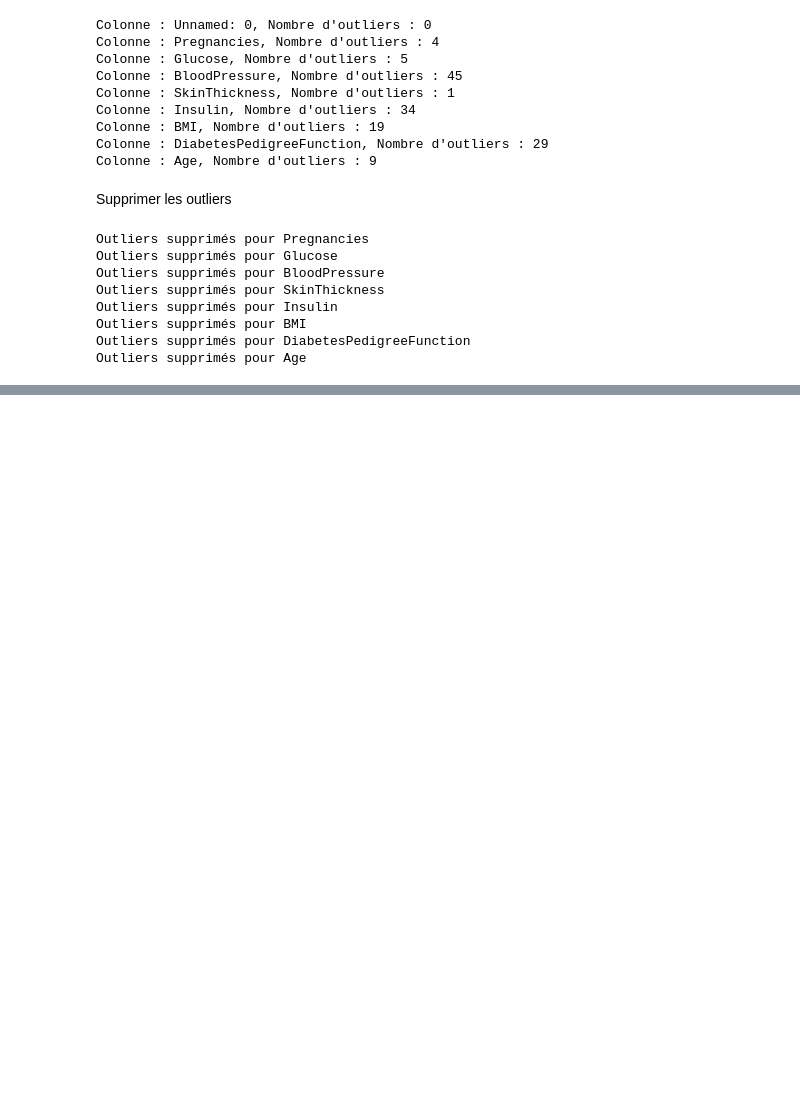
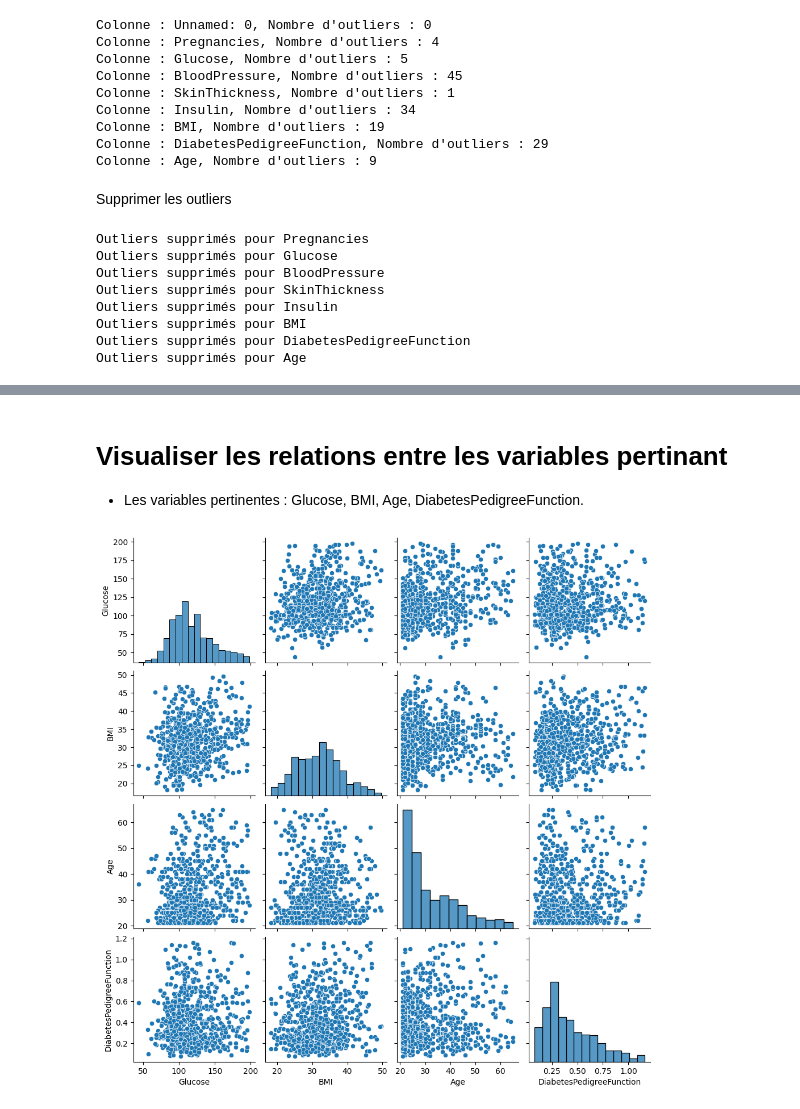
Before and after one commit to RaihanaAm/Analyse-de-Diab-te, a Jupyter notebook: Main.ipynb, the cells around one changed output, grey strips where cells are left out. Saved outputs shown, nothing was run; the diff lists cells and outputs as text; code cells hidden in the pictures; blank space fills up the shorter version.

```diff
--- a/Main.ipynb
+++ b/Main.ipynb
@@ -212,0 +243,11 @@ Outliers supprimés pour Age
+# %% [markdown]
+# Visualiser les relations entre les variables pertinant
+- Les variables pertinentes : Glucose, BMI, Age, DiabetesPedigreeFunction.
+# %%
+
+variable_pertine = ['Glucose', 'BMI', 'Age', 'DiabetesPedigreeFunction']
+#pairplot
+sns.pairplot(df[variable_pertine])
+plt.show()
+# %% [output]
+[figure, added]
```
Also changed, not shown: parts of 9 cells of this notebook.
